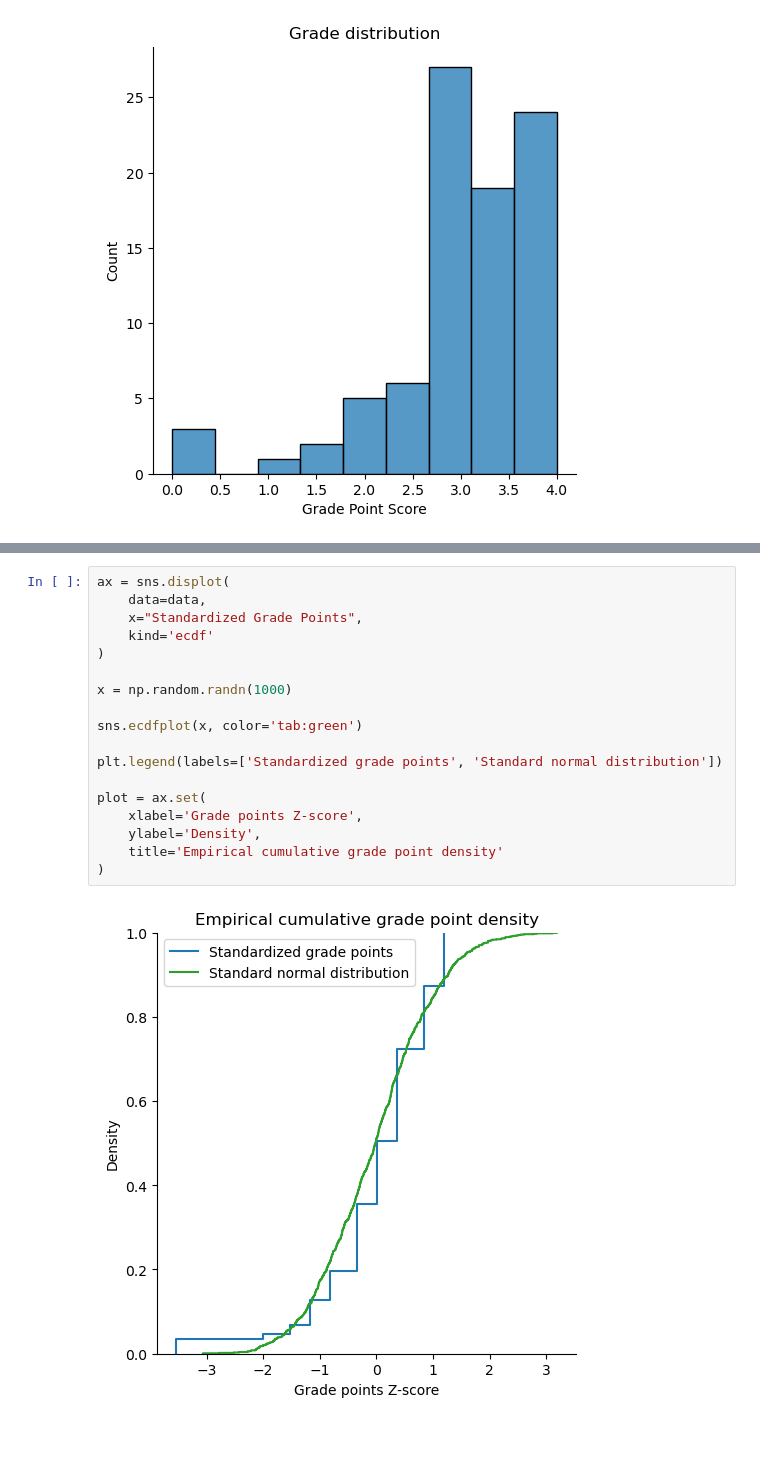
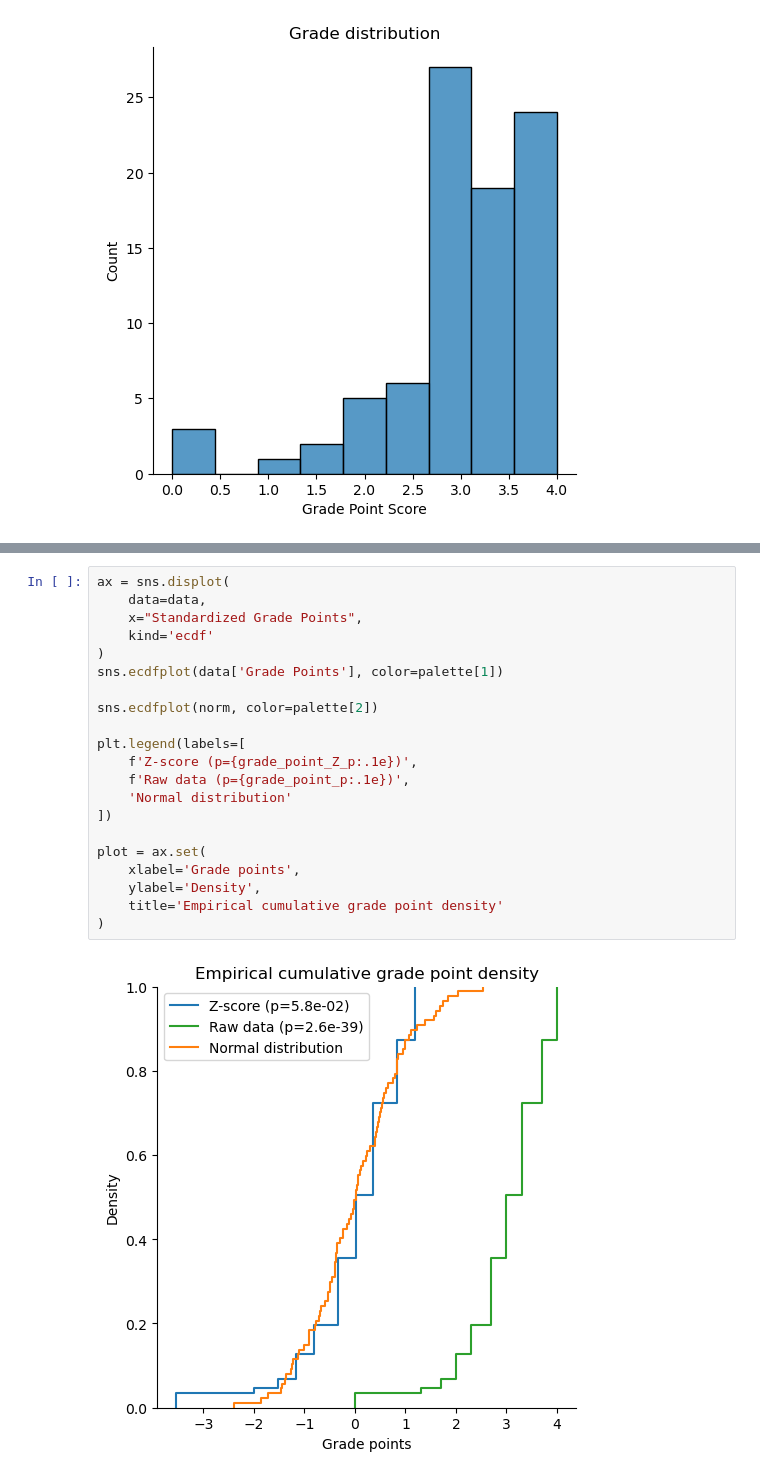
Before and after one commit to gperdrizet/grade_distribution, a Jupyter notebook: grade_distribution_plots.ipynb, the cells around one changed output, grey strips where cells are left out. Drawn from its saved outputs; the diff is of its cells as text; blank space fills up the shorter version.

```diff
--- a/grade_distribution_plots.ipynb
+++ b/grade_distribution_plots.ipynb
@@ -142,20 +222,23 @@ plot = ax.set(
 # %%
 ax = sns.displot(
     data=data,
     x="Standardized Grade Points",
     kind='ecdf'
 )
+sns.ecdfplot(data['Grade Points'], color=palette[1])
 
-x = np.random.randn(1000)
+sns.ecdfplot(norm, color=palette[2])
 
-sns.ecdfplot(x, color='tab:green')
-
-plt.legend(labels=['Standardized grade points', 'Standard normal distribution'])
+plt.legend(labels=[
+    f'Z-score (p={grade_point_Z_p:.1e})',
+    f'Raw data (p={grade_point_p:.1e})',
+    'Normal distribution'
+])
 
 plot = ax.set(
-    xlabel='Grade points Z-score',
+    xlabel='Grade points',
     ylabel='Density',
     title='Empirical cumulative grade point density'
 )
 # %% [output]
-[figure, old version]
+[figure, new version]
```
Also changed, not shown: parts of 15 cells of this notebook.
